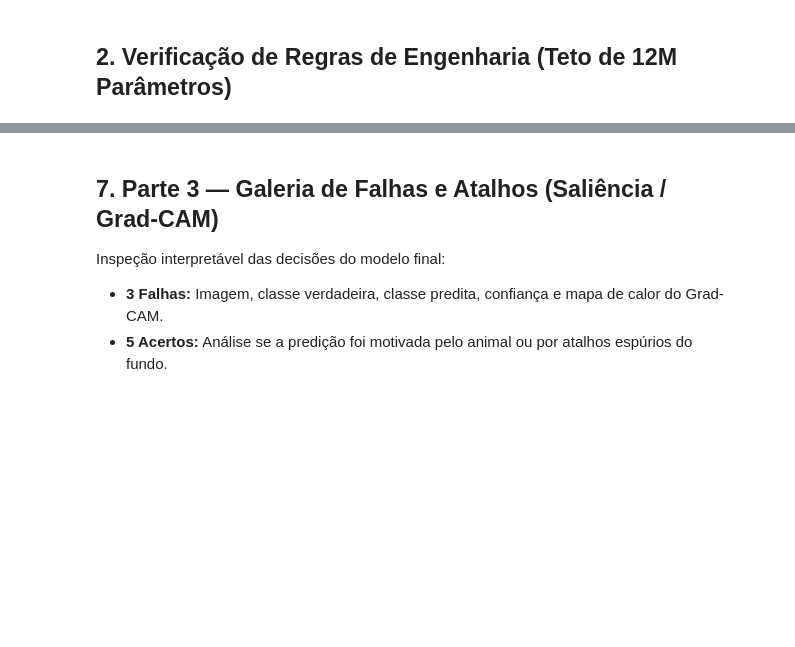
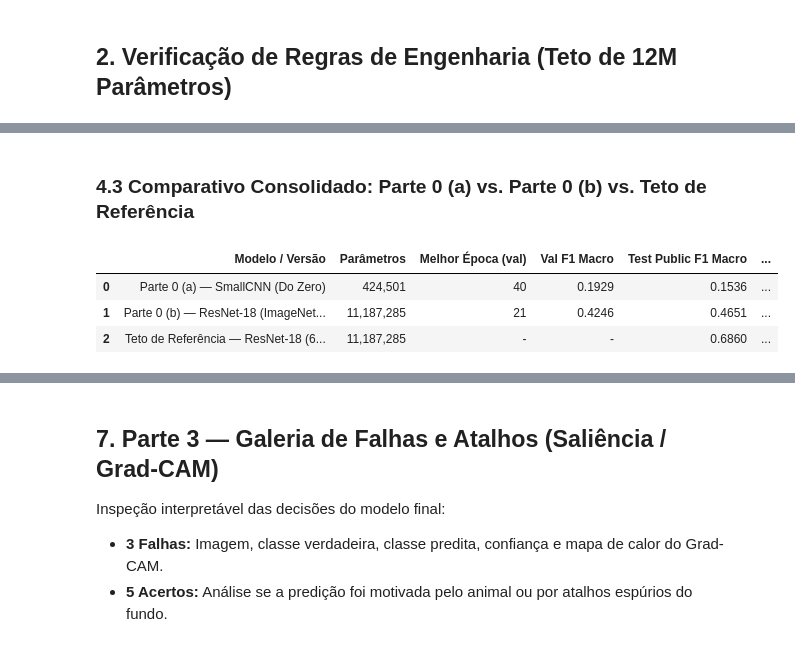
Before and after one commit to HenryGasparelo/Programming-Assignment-3---Deep-Learning, a Jupyter notebook: main.ipynb, the cells around one changed output, grey strips where cells are left out. Cells and saved outputs as stored; diff of their text form; code cells hidden in the pictures; blank space fills up the shorter version.

```diff
--- a/main.ipynb
+++ b/main.ipynb
@@ -52,0 +19,29 @@ print(f"Dispositivo de treinamento ativo: {device}")
+# %%
+import os
+os.environ['MPLCONFIGDIR'] = '/tmp/matplotlib'
+os.environ['NO_ALBUMENTATIONS_UPDATE'] = '1'
+
+import pandas as pd
+from IPython.display import display
+
+import torch
+import torch.nn as nn
+
+from src.utils import seed_everything, get_device
+from src.data import load_class_mapping, get_supervised_dataloaders
+from src.models import build_model
+from src.training import train_supervised
+from src.metrics import (
+    evaluate_model,
+    plot_training_curves,
+    plot_comparison_curves,
+    plot_confusion_matrix,
+    detect_overfitting_epoch,
+    build_part0_summary_table,
+    build_per_class_f1_table,
+)
+
+SEED = 42
+seed_everything(SEED)
+device = get_device(prefer_gpu=True)
+print(f"Dispositivo de treinamento ativo: {device}")
@@ -106,0 +214,20 @@ Exploração do conjunto com as 6.505 imagens não rotuladas do `train` sob uma
+# %% [markdown]
+### 4.3 Comparativo Consolidado: Parte 0 (a) vs. Parte 0 (b) vs. Teto de Referência
+# %%
+p0_table = build_part0_summary_table(
+    model_a=model_a,
+    best_ep_a=best_ep_a,
+    best_val_f1_a=best_val_f1_a,
+    test_metrics_a=test_metrics_a,
+    model_b=model_b,
+    best_ep_b=best_ep_b,
+    best_val_f1_b=best_val_f1_b,
+    test_metrics_b=test_metrics_b,
+    ceiling_f1=0.6860,
+)
+display(p0_table)
+# %% [output]
+|  | Modelo / Versão | Parâmetros | Melhor Época (val) | Val F1 Macro | Test Public F1 Macro | ... |
+| 0 | Parte 0 (a) — SmallCNN (Do Zero) | 424,501 | 40 | 0.1929 | 0.1536 | ... |
+| 1 | Parte 0 (b) — ResNet-18 (ImageNet... | 11,187,285 | 21 | 0.4246 | 0.4651 | ... |
+| 2 | Teto de Referência — ResNet-18 (6... | 11,187,285 | - | - | 0.6860 | ... |
```
Also changed, not shown: parts of 28 cells of this notebook, 13 other files.
